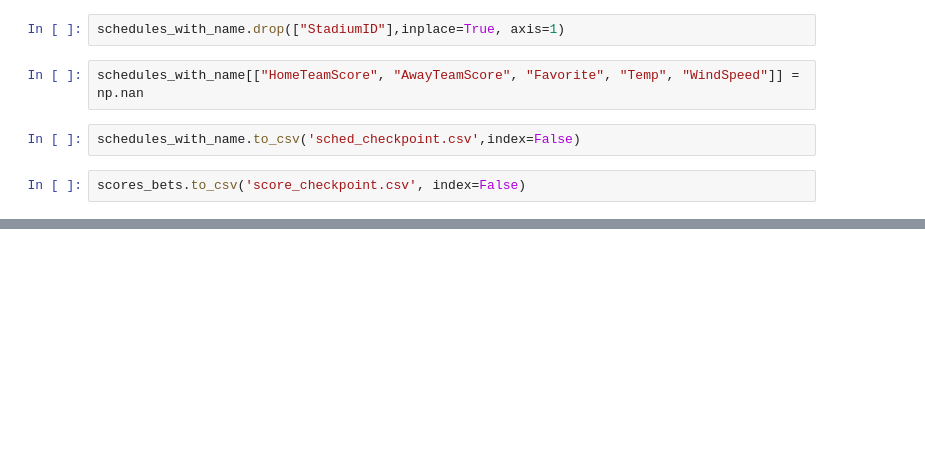
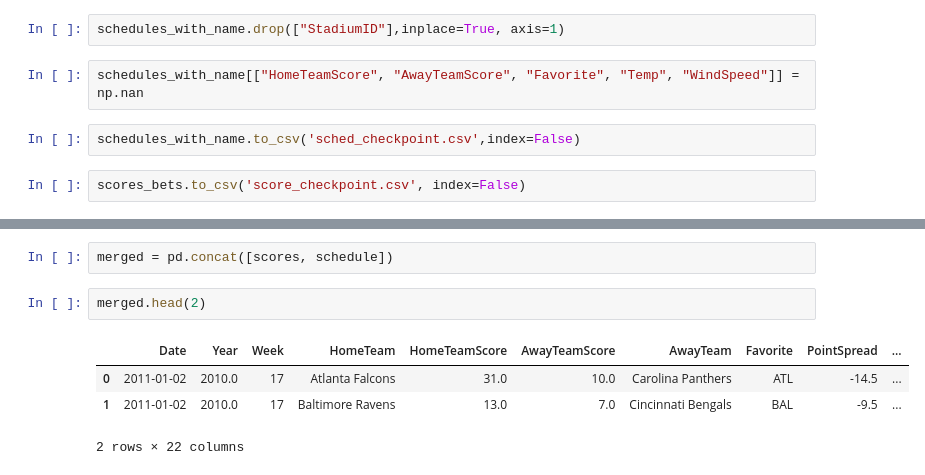
Before and after one commit to slimseidl/DataScience, a Jupyter notebook: FinalProject/Project.ipynb, the cells around one changed output, grey strips where cells are left out. Cells and saved outputs as stored; diff of their text form; blank space fills up the shorter version.

```diff
--- a/FinalProject/Project.ipynb
+++ b/FinalProject/Project.ipynb
@@ -436,0 +575,9 @@ scores_bets.to_csv('score_checkpoint.csv', index=False)
+# %%
+merged = pd.concat([scores, schedule])
+# %%
+merged.head(2)
+# %% [output]
+|  | Date | Year | Week | HomeTeam | HomeTeamScore | AwayTeamScore | AwayTeam | Favorite | PointSpread | ... |
+| 0 | 2011-01-02 | 2010.0 | 17 | Atlanta Falcons | 31.0 | 10.0 | Carolina Panthers | ATL | -14.5 | ... |
+| 1 | 2011-01-02 | 2010.0 | 17 | Baltimore Ravens | 13.0 | 7.0 | Cincinnati Bengals | BAL | -9.5 | ... |
+2 rows × 22 columns
```
Also changed, not shown: parts of 32 cells of this notebook.
